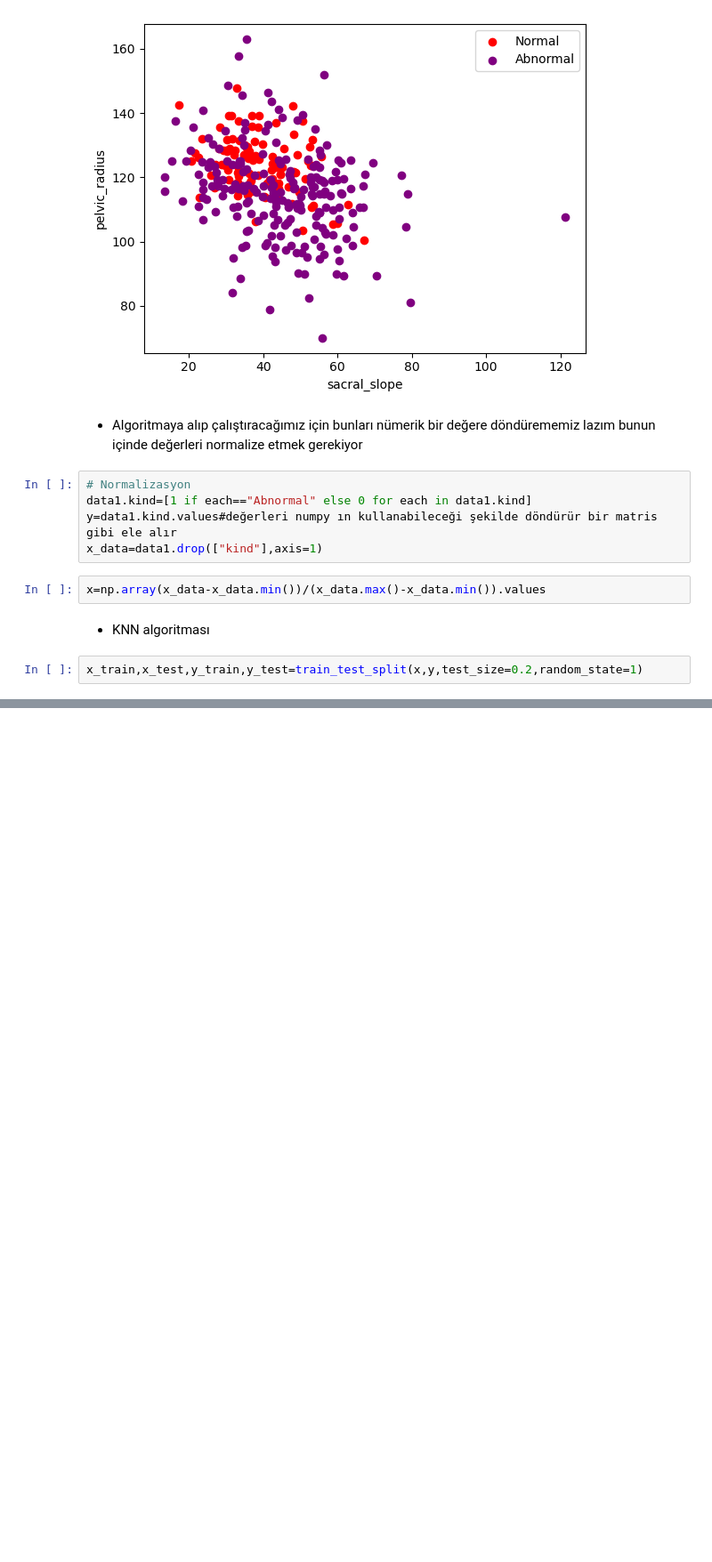
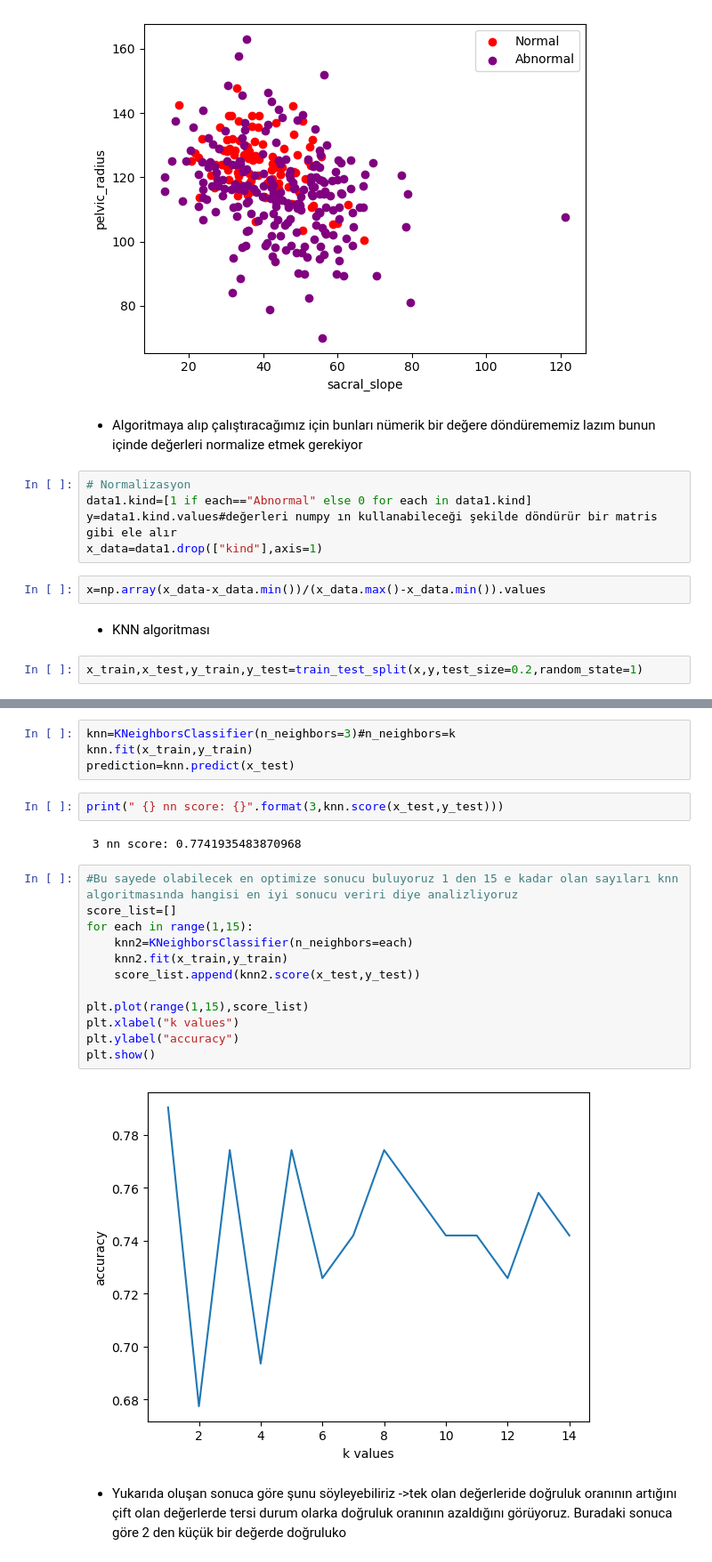
Before and after one commit to Esra469/aiProcess, a Jupyter notebook: machine_learning/HomeWork/BiomechanicalFeatureOfOrtho_homework.ipynb, the cells around one changed output, grey strips where cells are left out. Shown at 89% size. Cells and saved outputs as stored; diff of their text form; blank space fills up the shorter version.

```diff
--- a/machine_learning/HomeWork/BiomechanicalFeatureOfOrtho_homework.ipynb
+++ b/machine_learning/HomeWork/BiomechanicalFeatureOfOrtho_homework.ipynb
@@ -251,0 +238,24 @@ array([0, 1, 1, 1, 1, 1, 1, 1, 1, 1, 1, 0, 0, 1, 1, 1, 1, 0, 1, 1, 1, 0,
+# %%
+knn=KNeighborsClassifier(n_neighbors=3)#n_neighbors=k
+knn.fit(x_train,y_train)
+prediction=knn.predict(x_test)
+# %%
+print(" {} nn score: {}".format(3,knn.score(x_test,y_test)))
+# %% [output]
+ 3 nn score: 0.7741935483870968
+# %%
+#Bu sayede olabilecek en optimize sonucu buluyoruz 1 den 15 e kadar olan sayıları knn algoritmasında hangisi en iyi sonucu veriri diye analizliyoruz
+score_list=[]
+for each in range(1,15):
+    knn2=KNeighborsClassifier(n_neighbors=each)
+    knn2.fit(x_train,y_train)
+    score_list.append(knn2.score(x_test,y_test))
+
+plt.plot(range(1,15),score_list)
+plt.xlabel("k values")
+plt.ylabel("accuracy")
+plt.show()
+# %% [output]
+[figure, added]
+# %% [markdown]
+* Yukarıda oluşan sonuca göre şunu söyleyebiliriz ->tek olan değerleride doğruluk oranının artığını çift olan değerlerde tersi durum olarka doğruluk oranının azaldığını görüyoruz. Buradaki sonuca göre 2 den küçük bir değerde doğruluko
```
Also changed, not shown: parts of 4 cells of this notebook.
